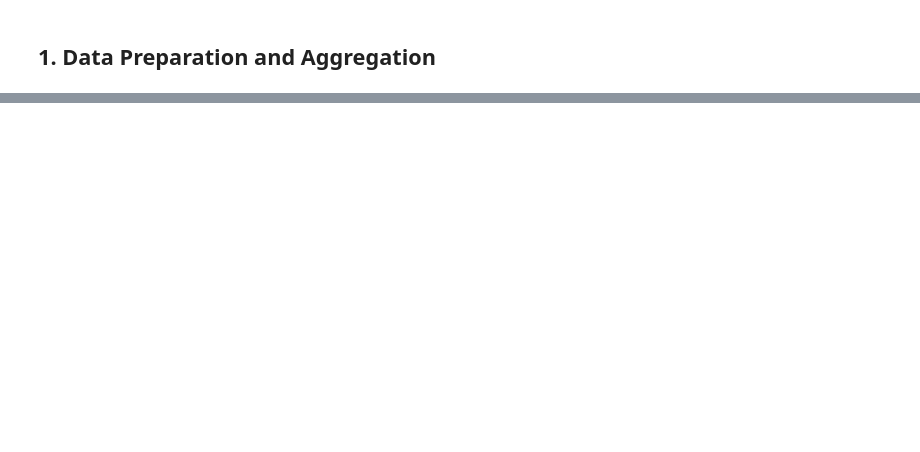
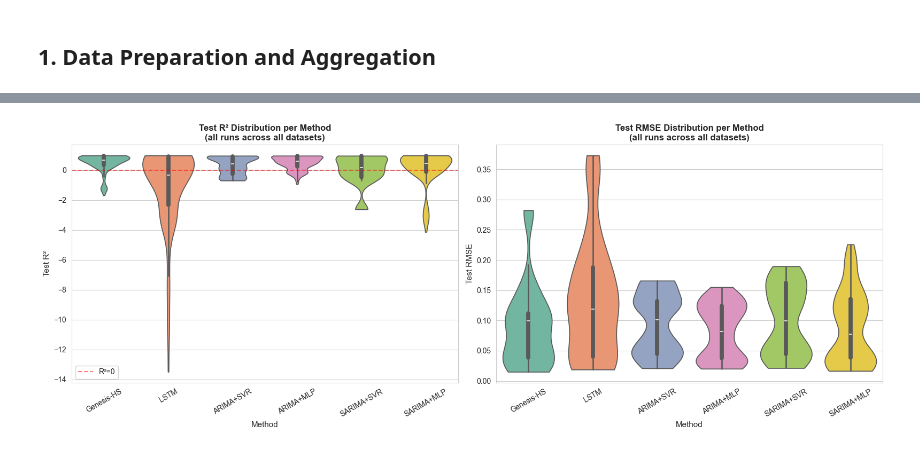
Before and after one commit to HenriqueSabino/RegressorGE, a Jupyter notebook: analysis.ipynb, the cells around one changed output, grey strips where cells are left out. Cells and saved outputs as stored; diff of their text form; code cells hidden in the pictures; blank space fills up the shorter version.

Commit message:
feat: new results

```diff
--- a/analysis.ipynb
+++ b/analysis.ipynb
@@ -1227,0 +207,15 @@ Electricity  0.7475  -0.5046      1.0        2.0     GE
+# %%
+# ── Nemenyi post-hoc pairwise test ──────────────────────────────────────────
+nemenyi_p = sp.posthoc_nemenyi_friedman(perf_matrix_r2.values)
+nemenyi_p.index   = METHOD_ORDER
+nemenyi_p.columns = METHOD_ORDER
+
+print("NEMENYI POST-HOC — Pairwise P-Values")
+print("=" * 60)
+print(nemenyi_p.round(4).to_string())
+print()
+print("Key comparisons (Genesis-HS vs each competitor):")
+for m in [x for x in METHOD_ORDER if x != 'Genesis-HS']:
+    p   = nemenyi_p.loc['Genesis-HS', m]
+    sig = "✓ SIGNIFICANT" if p < 0.05 else "  not sig."
+    print(f"  Genesis-HS  vs  {m:12s} : p = {p:.4f}  {sig}")
@@ -1227,0 +544,51 @@ Electricity  0.7475  -0.5046      1.0        2.0     GE
+# %%
+# ── (4) Violin Plots — Test R² and RMSE ─────────────────────────────────────
+violin_rows      = []
+violin_rmse_rows = []
+
+# Genesis-HS
+for _, row in ge_results.iterrows():
+    violin_rows.append(      {'Method': 'Genesis-HS', 'value': row['r2_test']})
+    violin_rmse_rows.append( {'Method': 'Genesis-HS', 'value': row['rmse_test']})
+
+# LSTM
+for _, row in lstm_results.iterrows():
+    violin_rows.append(      {'Method': 'LSTM', 'value': row['r2_test']})
+    violin_rmse_rows.append( {'Method': 'LSTM', 'value': row['rmse_test']})
+
+# Hybrid
+name_map = {'ARIMA_SVR':'ARIMA+SVR','ARIMA_MLP':'ARIMA+MLP',
+            'SARIMA_SVR':'SARIMA+SVR','SARIMA_MLP':'SARIMA+MLP'}
+for _, row in hybrid_results.iterrows():
+    display = name_map[row['method']]
+    violin_rows.append(      {'Method': display, 'value': row['r2_test']})
+    violin_rmse_rows.append( {'Method': display, 'value': row['rmse_test']})
+
+violin_df      = pd.DataFrame(violin_rows)
+violin_rmse_df = pd.DataFrame(violin_rmse_rows)
+palette        = sns.color_palette("Set2", n_colors=6)
+
+fig, axes = plt.subplots(1, 2, figsize=(16, 6))
+
+sns.violinplot(data=violin_df, x='Method', y='value', order=METHOD_ORDER,
+               palette=palette, ax=axes[0], inner='box', cut=0)
+axes[0].set_title('Test R² Distribution per Method\n(all runs across all datasets)',
+                  fontsize=12, fontweight='bold')
+axes[0].set_xlabel('Method', fontsize=11)
+axes[0].set_ylabel('Test R²', fontsize=11)
+axes[0].tick_params(axis='x', rotation=30)
+axes[0].axhline(0, color='red', linestyle='--', alpha=0.5, linewidth=1.5, label='R²=0')
+axes[0].legend(fontsize=10)
+
+sns.violinplot(data=violin_rmse_df, x='Method', y='value', order=METHOD_ORDER,
+               palette=palette, ax=axes[1], inner='box', cut=0)
+axes[1].set_title('Test RMSE Distribution per Method\n(all runs across all datasets)',
+                  fontsize=12, fontweight='bold')
+axes[1].set_xlabel('Method', fontsize=11)
+axes[1].set_ylabel('Test RMSE', fontsize=11)
+axes[1].tick_params(axis='x', rotation=30)
+
+plt.tight_layout()
+plt.show()
+# %% [output]
+[figure, added]
```
Also changed, not shown: parts of 64 cells of this notebook, 2 other files.
